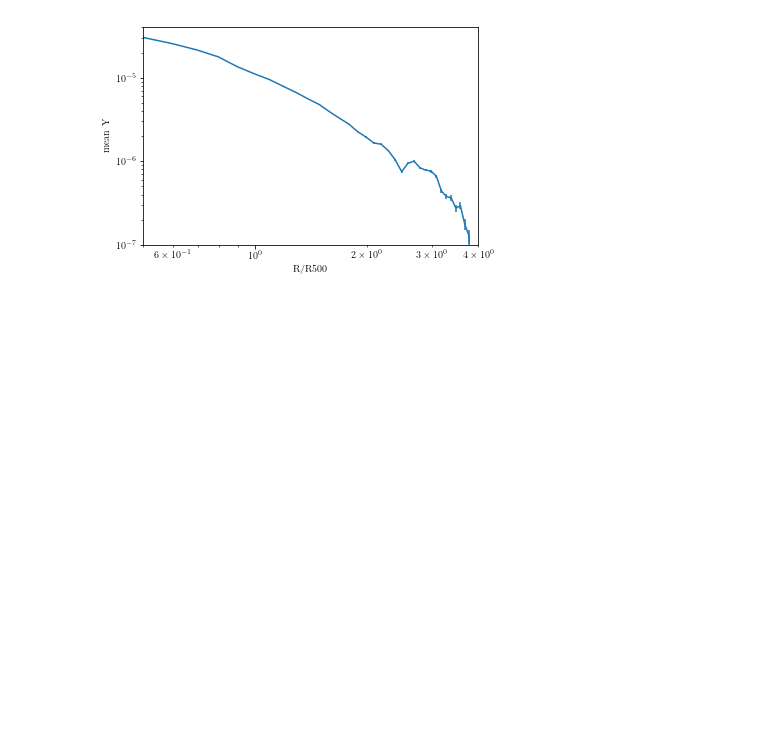
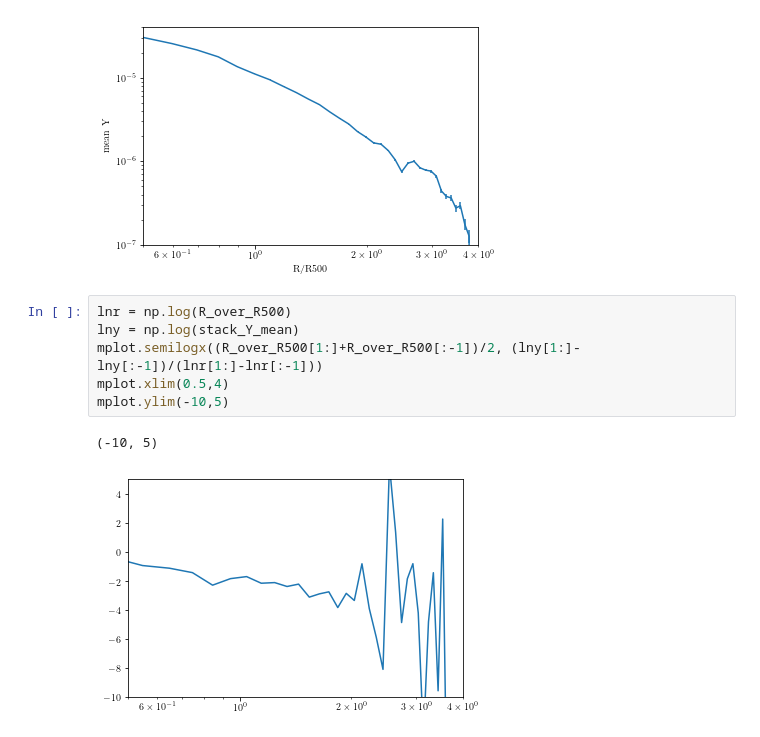
Before and after one commit to chihway/ClusterProfiles, a Jupyter notebook: planck/Stack.ipynb, the cells around one changed output. Drawn from its saved outputs; the diff is of its cells as text; blank space fills up the shorter version.

```diff
--- a/planck/Stack.ipynb
+++ b/planck/Stack.ipynb
@@ -156,3 +187,12 @@ mplot.ylabel('mean Y')
 # %% [output]
 Text(0, 0.5, 'mean Y')
 [figure]
+# %%
+lnr = np.log(R_over_R500)
+lny = np.log(stack_Y_mean)
+mplot.semilogx((R_over_R500[1:]+R_over_R500[:-1])/2, (lny[1:]-lny[:-1])/(lnr[1:]-lnr[:-1]))
+mplot.xlim(0.5,4)
+mplot.ylim(-10,5)
+# %% [output]
+(-10, 5)
+[figure, added]
```
Also changed, not shown: parts of 4 cells of this notebook, 5 other files.
